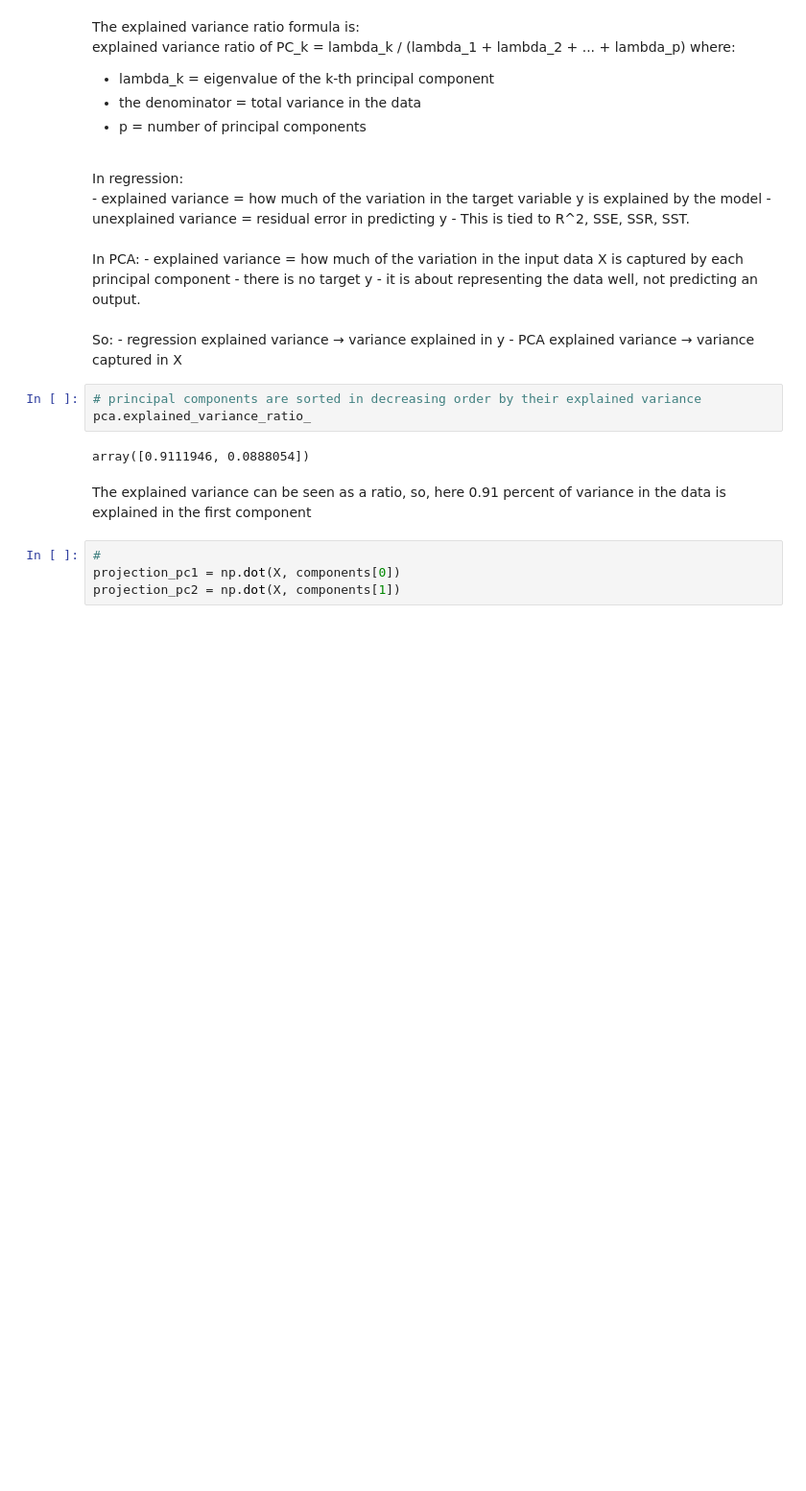
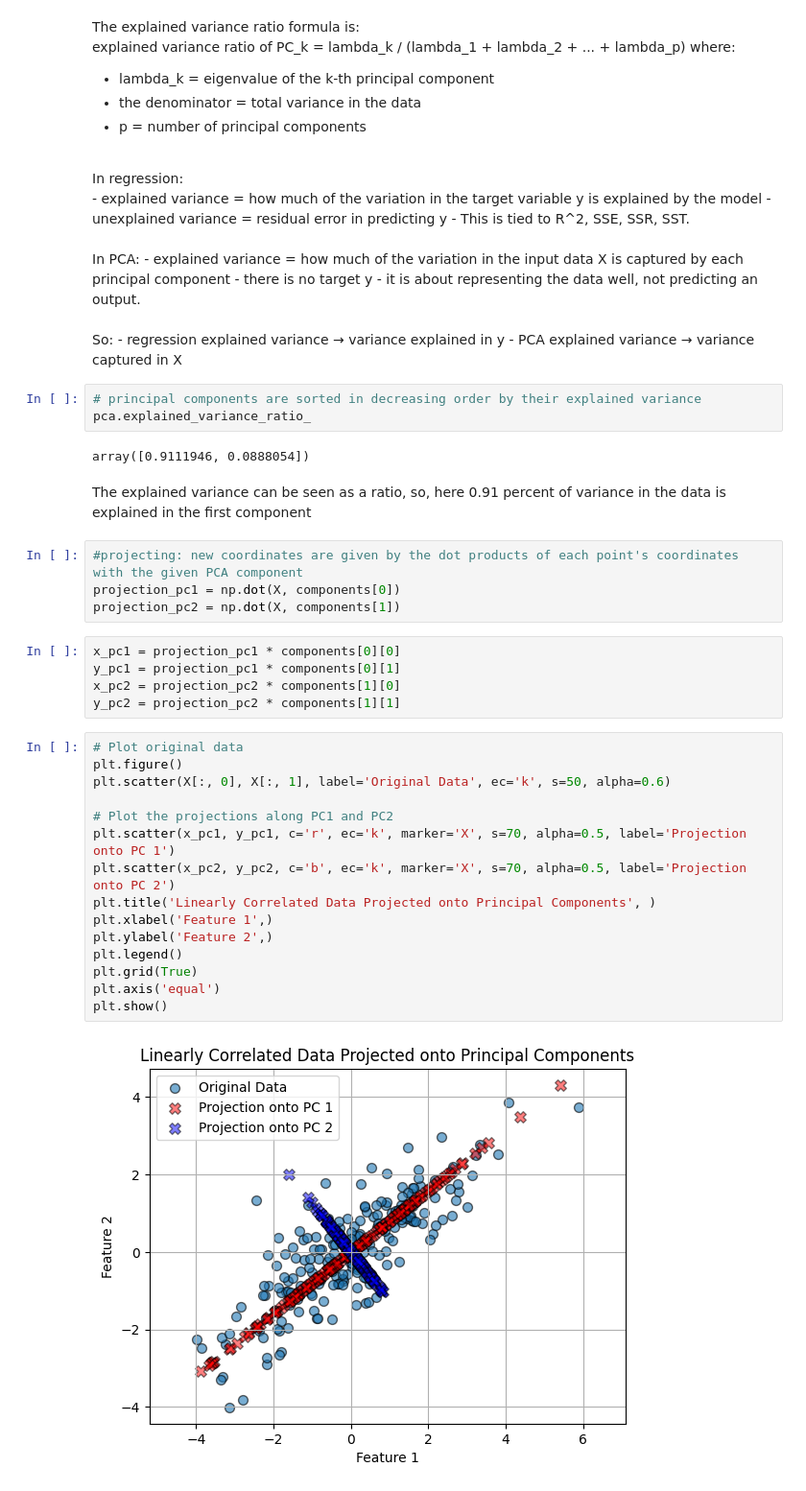
Before and after one commit to Helia-Karisani/principal-component-analysis-PCA, a Jupyter notebook: principal-component-analysis-PCA.ipynb, the cells around one changed output. Shown at 96% size. Drawn from its saved outputs; the diff is of its cells as text; blank space fills up the shorter version.

Commit message:
plotting data projection onto principal components

```diff
--- a/principal-component-analysis-PCA.ipynb
+++ b/principal-component-analysis-PCA.ipynb
@@ -92,6 +92,28 @@ array([0.9111946, 0.0888054])
 # %% [markdown]
 The explained variance can be seen as a ratio, so, here 0.91 percent of variance in the data is explained in the first component
 # %%
-#
+#projecting: new coordinates are given by the dot products of each point's coordinates with the given PCA component
 projection_pc1 = np.dot(X, components[0])
 projection_pc2 = np.dot(X, components[1])
+# %%
+x_pc1 = projection_pc1 * components[0][0]
+y_pc1 = projection_pc1 * components[0][1]
+x_pc2 = projection_pc2 * components[1][0]
+y_pc2 = projection_pc2 * components[1][1]
+# %%
+# Plot original data
+plt.figure()
+plt.scatter(X[:, 0], X[:, 1], label='Original Data', ec='k', s=50, alpha=0.6)
+
+# Plot the projections along PC1 and PC2
+plt.scatter(x_pc1, y_pc1, c='r', ec='k', marker='X', s=70, alpha=0.5, label='Projection onto PC 1')
+plt.scatter(x_pc2, y_pc2, c='b', ec='k', marker='X', s=70, alpha=0.5, label='Projection onto PC 2')
+plt.title('Linearly Correlated Data Projected onto Principal Components', )
+plt.xlabel('Feature 1',)
+plt.ylabel('Feature 2',)
+plt.legend()
+plt.grid(True)
+plt.axis('equal')
+plt.show()
+# %% [output]
+[figure, added]
```
